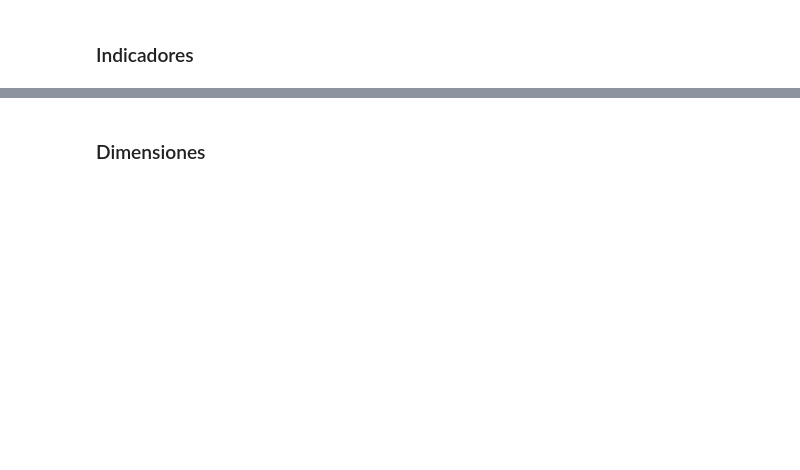
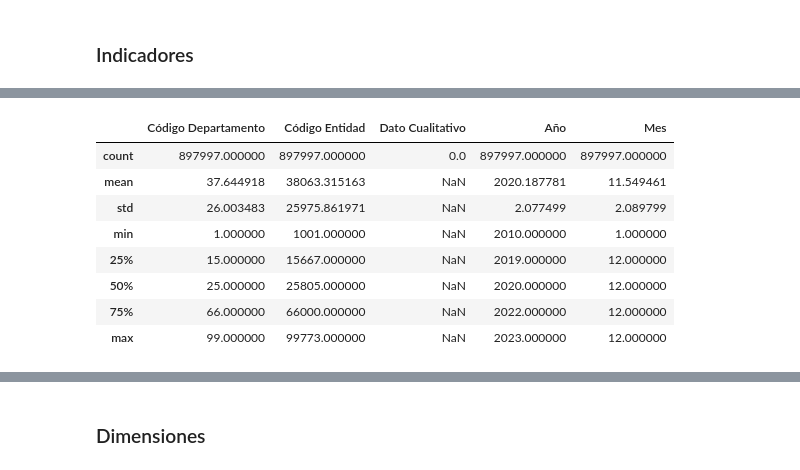
Before and after one commit to BI-G15/Proyecto2, a Jupyter notebook: Proyecto2.ipynb, the cells around one changed output, grey strips where cells are left out. Cells and saved outputs as stored; diff of their text form; code cells hidden in the pictures; blank space fills up the shorter version.

```diff
--- a/Proyecto2.ipynb
+++ b/Proyecto2.ipynb
@@ -385,0 +506,12 @@ Name: nombre_del_proyecto, dtype: int64
+# %%
+df_poblacion.describe()
+# %% [output]
+|  | Código Departamento | Código Entidad | Dato Cualitativo | Año | Mes |
+| count | 897997.000000 | 897997.000000 | 0.0 | 897997.000000 | 897997.000000 |
+| mean | 37.644918 | 38063.315163 | NaN | 2020.187781 | 11.549461 |
+| std | 26.003483 | 25975.861971 | NaN | 2.077499 | 2.089799 |
+| min | 1.000000 | 1001.000000 | NaN | 2010.000000 | 1.000000 |
+| 25% | 15.000000 | 15667.000000 | NaN | 2019.000000 | 12.000000 |
+| 50% | 25.000000 | 25805.000000 | NaN | 2020.000000 | 12.000000 |
+| 75% | 66.000000 | 66000.000000 | NaN | 2022.000000 | 12.000000 |
+| max | 99.000000 | 99773.000000 | NaN | 2023.000000 | 12.000000 |
```
Also changed, not shown: parts of 51 cells of this notebook.
